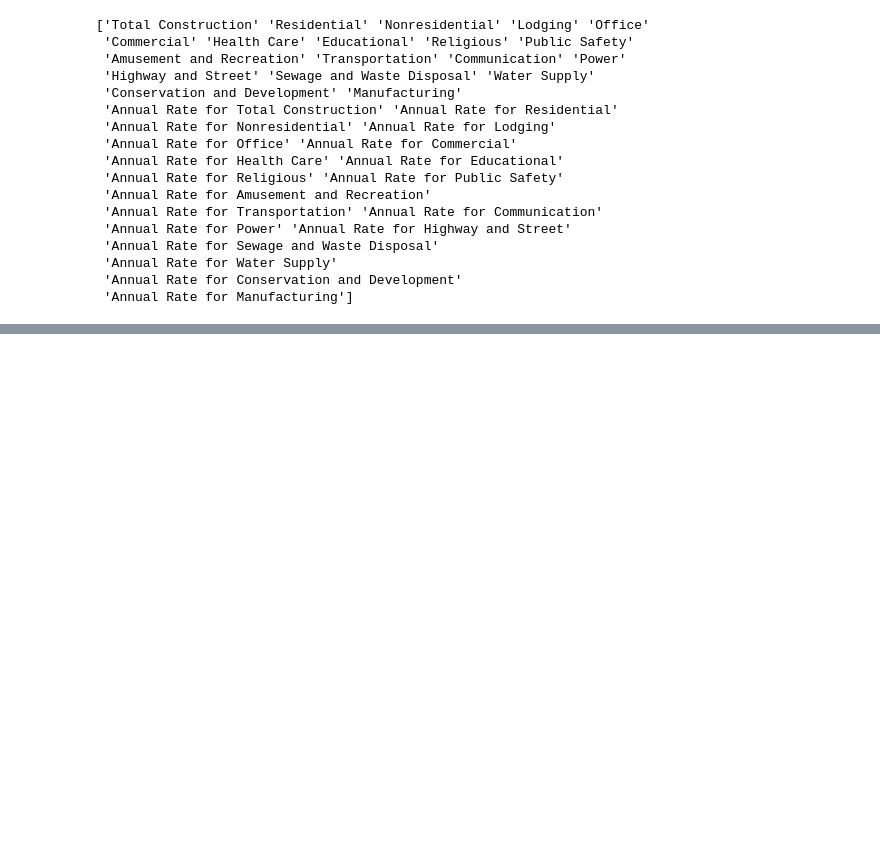
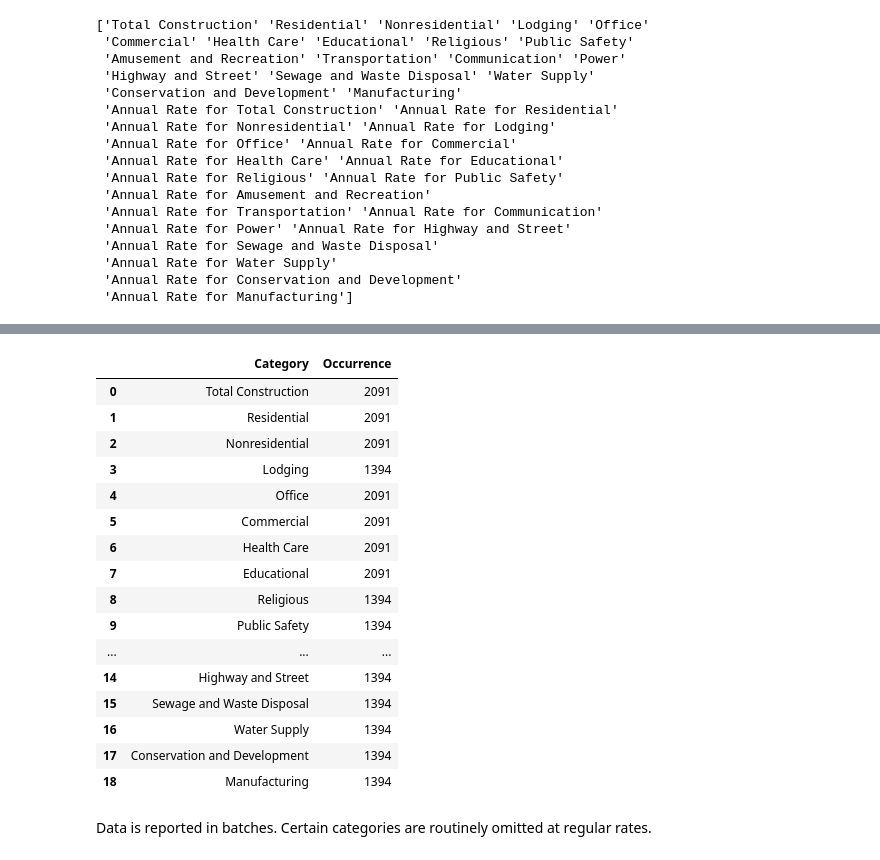
Before and after one commit to bjudson22/New_Construction_Trends, a Jupyter notebook: Construction_Analysis.ipynb, the cells around one changed output, grey strips where cells are left out. Saved outputs shown, nothing was run; the diff lists cells and outputs as text; code cells hidden in the pictures; blank space fills up the shorter version.

```diff
--- a/Construction_Analysis.ipynb
+++ b/Construction_Analysis.ipynb
@@ -74,0 +150,4 @@ print(df['cat_desc'].unique())
+# %%
+cat_unique = df['cat_desc'].unique()
+cat_unique = cat_unique[:19]
+cat_unique
@@ -74,0 +161,8 @@ print(df['cat_desc'].unique())
+# %%
+catsum=[]
+for x in cat_unique:
+  count = 0
+  for y in cat:
+    if(x==y):
+      count+=1
+  catsum.append(count)
@@ -74,0 +191,24 @@ print(df['cat_desc'].unique())
+# %%
+occurrence = pd.DataFrame({'Category':cat_unique,'Occurrence':catsum})
+# %%
+occurrence
+# %% [output]
+|  | Category | Occurrence |
+| 0 | Total Construction | 2091 |
+| 1 | Residential | 2091 |
+| 2 | Nonresidential | 2091 |
+| 3 | Lodging | 1394 |
+| 4 | Office | 2091 |
+| 5 | Commercial | 2091 |
+| 6 | Health Care | 2091 |
+| 7 | Educational | 2091 |
+| 8 | Religious | 1394 |
+| 9 | Public Safety | 1394 |
+| ... | ... | ... |
+| 14 | Highway and Street | 1394 |
+| 15 | Sewage and Waste Disposal | 1394 |
+| 16 | Water Supply | 1394 |
+| 17 | Conservation and Development | 1394 |
+| 18 | Manufacturing | 1394 |
+# %% [markdown]
+Data is reported in batches. Certain categories are routinely omitted at regular rates.
```
Also changed, not shown: parts of 11 cells of this notebook.
